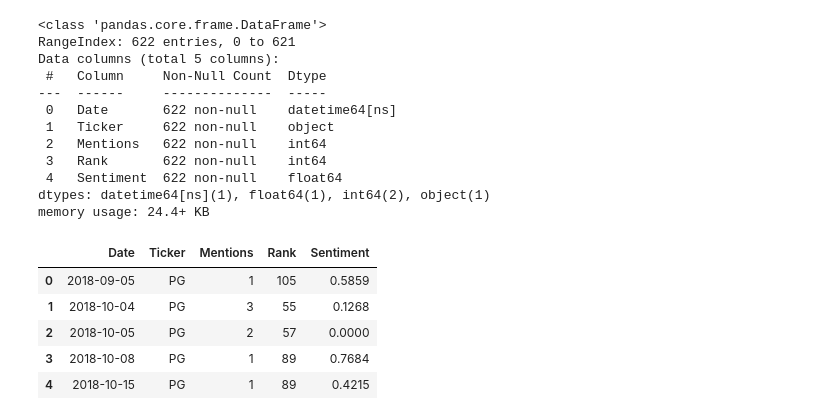
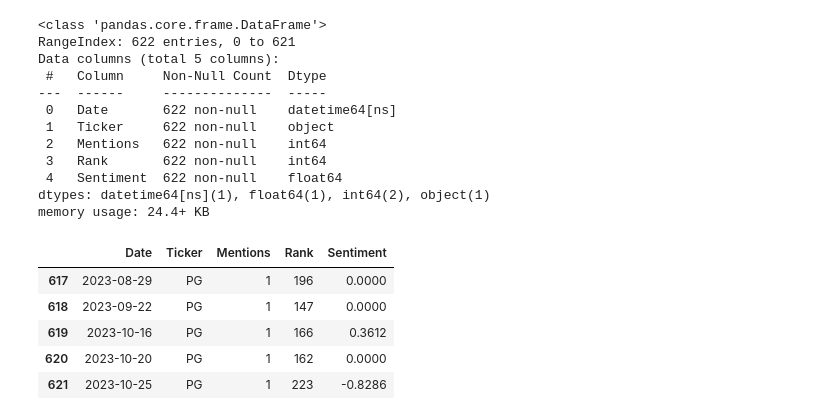
Before and after one commit to xtrabyte-consulting/alt-trading-signals, a Jupyter notebook: UnionsAllLive/OptimalUnionSet.ipynb, the cells around one changed output. Cells and saved outputs as stored; diff of their text form; code cells hidden in the pictures.

```diff
--- a/UnionsAllLive/OptimalUnionSet.ipynb
+++ b/UnionsAllLive/OptimalUnionSet.ipynb
@@ -403,14 +646,14 @@ Data columns (total 5 columns):
 dtypes: datetime64[ns](1), float64(1), int64(2), object(1)
 memory usage: 24.4+ KB
 # %%
-pg_wsb.head()
+pg_wsb.tail()
 # %% [output]
 |  | Date | Ticker | Mentions | Rank | Sentiment |
-| 0 | 2018-09-05 | PG | 1 | 105 | 0.5859 |
-| 1 | 2018-10-04 | PG | 3 | 55 | 0.1268 |
-| 2 | 2018-10-05 | PG | 2 | 57 | 0.0000 |
-| 3 | 2018-10-08 | PG | 1 | 89 | 0.7684 |
-| 4 | 2018-10-15 | PG | 1 | 89 | 0.4215 |
+| 617 | 2023-08-29 | PG | 1 | 196 | 0.0000 |
+| 618 | 2023-09-22 | PG | 1 | 147 | 0.0000 |
+| 619 | 2023-10-16 | PG | 1 | 166 | 0.3612 |
+| 620 | 2023-10-20 | PG | 1 | 162 | 0.0000 |
+| 621 | 2023-10-25 | PG | 1 | 223 | -0.8286 |
 # %%
 test_ticker_set = sorted_intersections['2,3,4,5,7,8']
 
```
Also changed, not shown: parts of 37 cells of this notebook.
